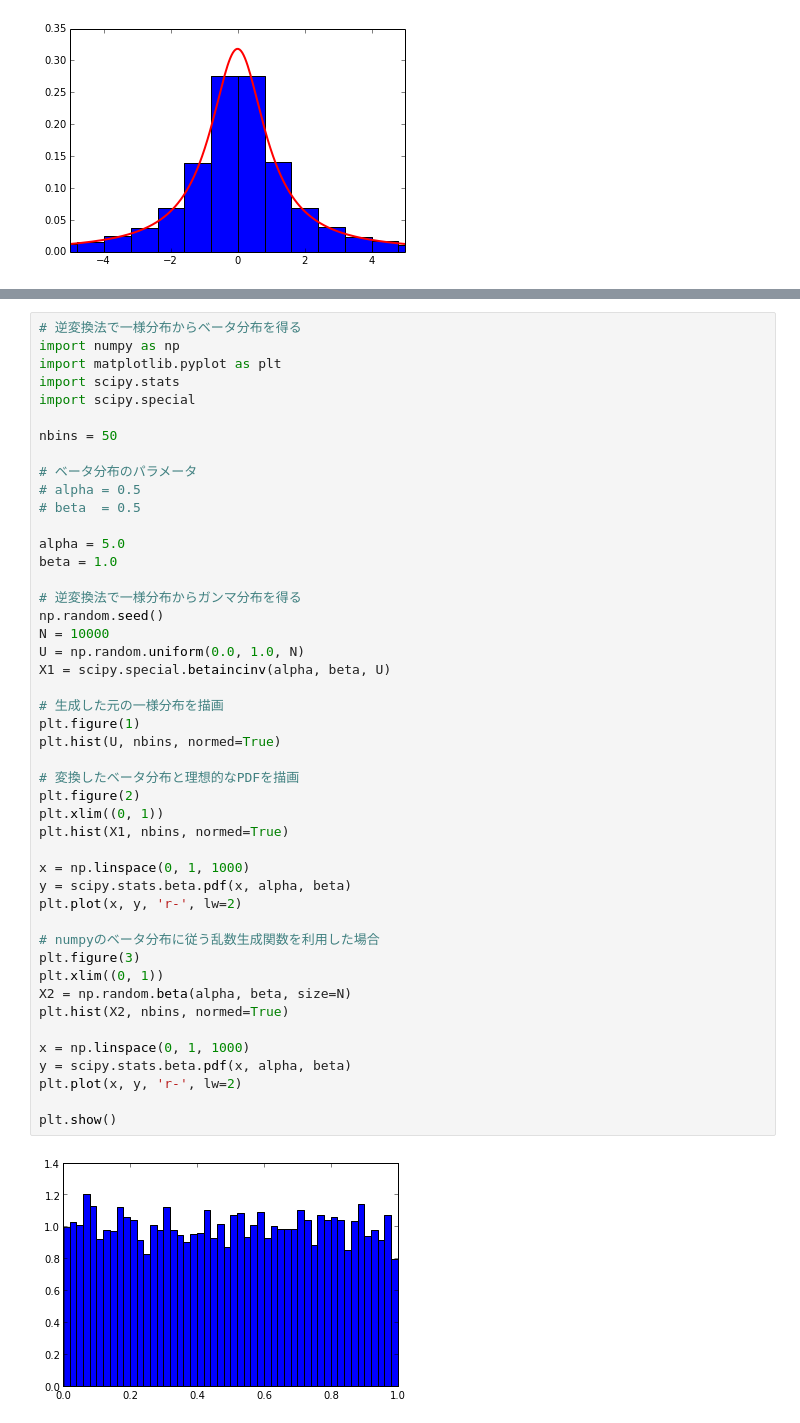
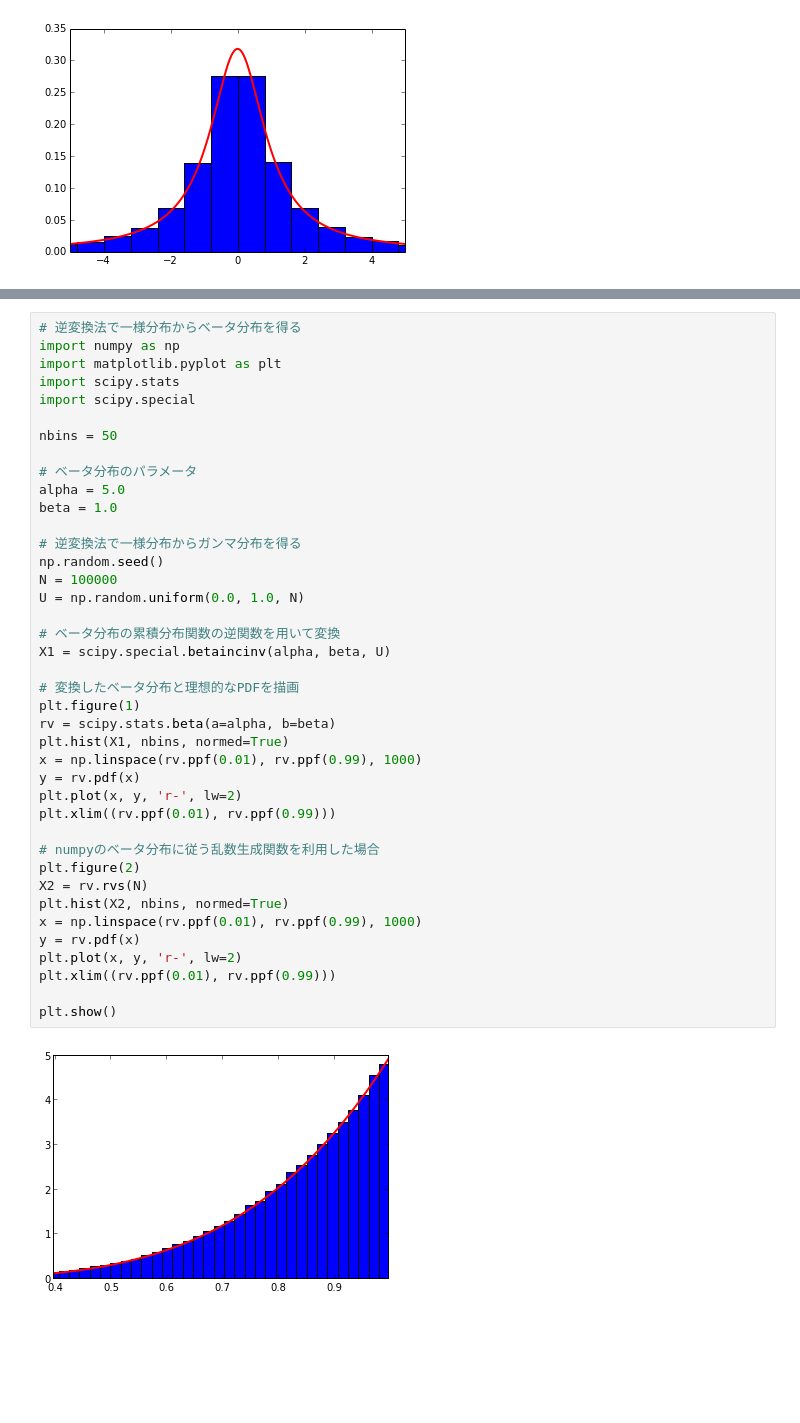
Before and after one commit to aidiary/PRML, a Jupyter notebook: ch11/inverse_transform.ipynb, the cells around one changed output, grey strips where cells are left out. Saved outputs shown, nothing was run; the diff lists cells and outputs as text; blank space fills up the shorter version.

```diff
--- a/ch11/inverse_transform.ipynb
+++ b/ch11/inverse_transform.ipynb
@@ -266,48 +266,42 @@ plt.show()
 # %%
 # 逆変換法で一様分布からベータ分布を得る
 import numpy as np
 import matplotlib.pyplot as plt
 import scipy.stats
 import scipy.special
 
 nbins = 50
 
 # ベータ分布のパラメータ
-# alpha = 0.5
-# beta  = 0.5
-
 alpha = 5.0
 beta = 1.0
 
 # 逆変換法で一様分布からガンマ分布を得る
 np.random.seed()
-N = 10000
+N = 100000
 U = np.random.uniform(0.0, 1.0, N)
+
+# ベータ分布の累積分布関数の逆関数を用いて変換
 X1 = scipy.special.betaincinv(alpha, beta, U)
 
-# 生成した元の一様分布を描画
+# 変換したベータ分布と理想的なPDFを描画
 plt.figure(1)
-plt.hist(U, nbins, normed=True)
-
-# 変換したベータ分布と理想的なPDFを描画
-plt.figure(2)
-plt.xlim((0, 1))
+rv = scipy.stats.beta(a=alpha, b=beta)
 plt.hist(X1, nbins, normed=True)
-
-x = np.linspace(0, 1, 1000)
-y = scipy.stats.beta.pdf(x, alpha, beta)
+x = np.linspace(rv.ppf(0.01), rv.ppf(0.99), 1000)
+y = rv.pdf(x)
 plt.plot(x, y, 'r-', lw=2)
+plt.xlim((rv.ppf(0.01), rv.ppf(0.99)))
 
 # numpyのベータ分布に従う乱数生成関数を利用した場合
-plt.figure(3)
-plt.xlim((0, 1))
-X2 = np.random.beta(alpha, beta, size=N)
+plt.figure(2)
+X2 = rv.rvs(N)
 plt.hist(X2, nbins, normed=True)
-
-x = np.linspace(0, 1, 1000)
-y = scipy.stats.beta.pdf(x, alpha, beta)
+x = np.linspace(rv.ppf(0.01), rv.ppf(0.99), 1000)
+y = rv.pdf(x)
 plt.plot(x, y, 'r-', lw=2)
+plt.xlim((rv.ppf(0.01), rv.ppf(0.99)))
 
 plt.show()
 # %% [output]
-[figure, old version]
+[figure, new version]
```
Also changed, not shown: parts of 2 cells of this notebook.
